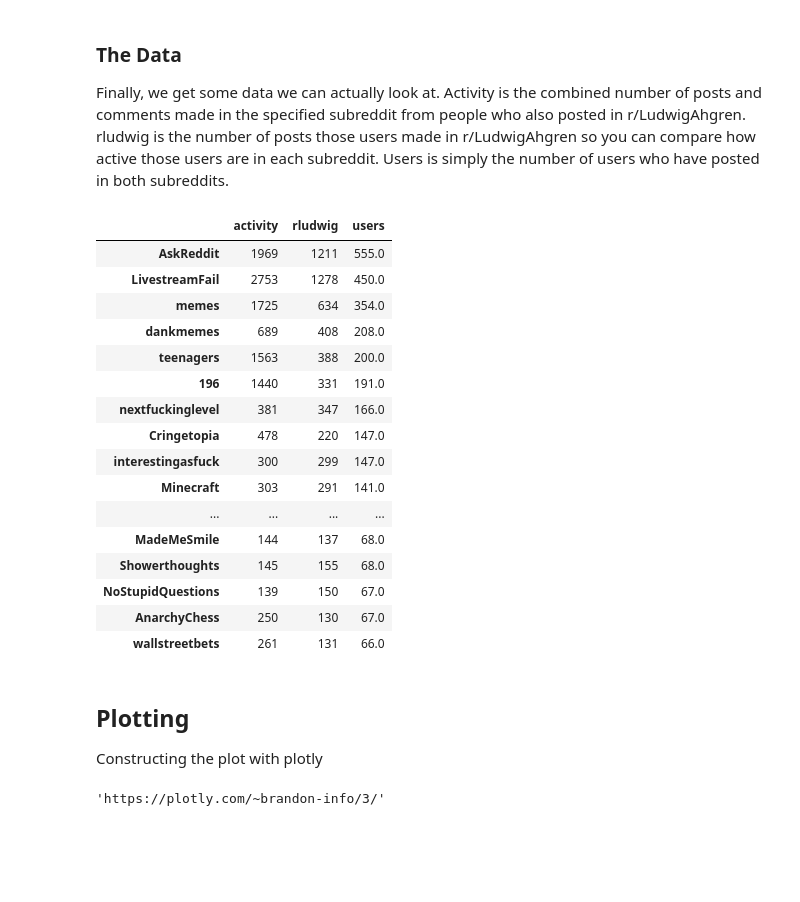
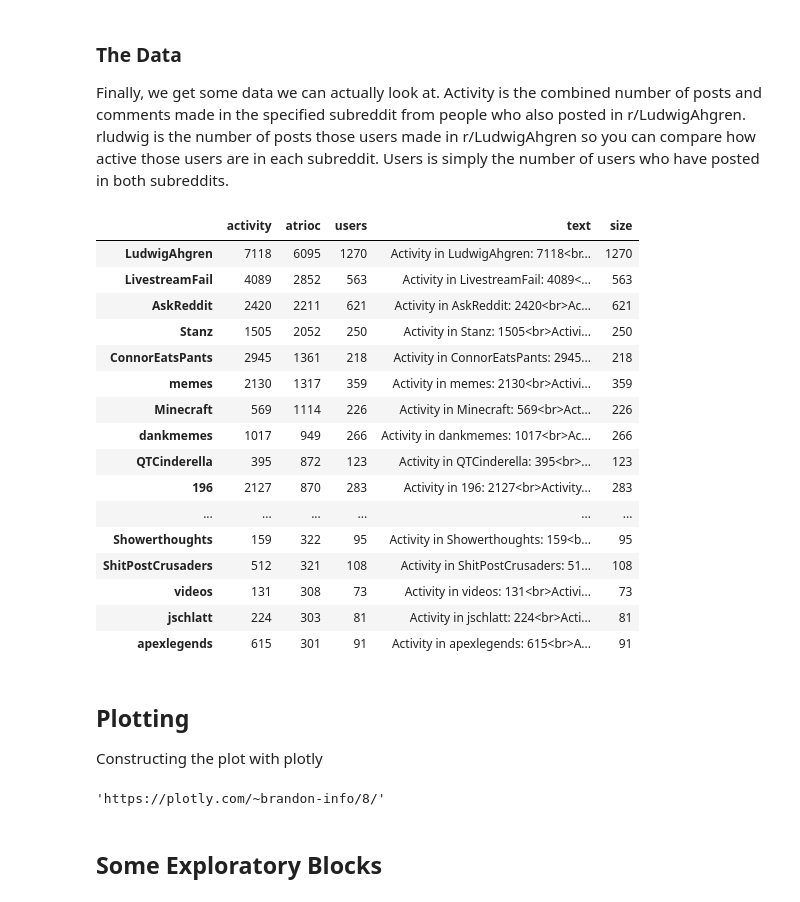
Before and after one commit to maybemaby/RAM, a Jupyter notebook: main.ipynb, the cells around one changed output. Cells and saved outputs as stored; diff of their text form; code cells hidden in the pictures; blank space fills up the shorter version.

Commit message:
Easier to swap subreddits and r/atrioc data

```diff
--- a/main.ipynb
+++ b/main.ipynb
@@ -68,6 +74,6 @@ with open('usernames.dat', 'wb') as picklefile:
     dill.dump(total_usernames, picklefile)
 # %%
-with open('usernames.dat', 'rb') as dillfile:
+with open(f'usernames-{search_in}.dat', 'rb') as dillfile:
     username_set = dill.load(dillfile)
 # %% [markdown]
 Collecting the comments and submissions from our list of names using praw...
@@ -76,4 +82,4 @@ Takes quite a while for a month's worth of users from a moderately active subred
 
 You could split up the usernames between the pushift api and praw to make it go faster but it should only take a few hours anyway if you're patient.
 # %%
-activity_data = collector.retrieve_activity(test)
+activity_data = collector.retrieve_activity(username_set, 'year')
@@ -91,26 +115,26 @@ Finally, we get some data we can actually look at. Activity is the combined numb
 # %%
 df = pd.DataFrame.from_dict(activity_data, orient="index")
 # %%
-df.sort_values(by=['users'],ascending=False, inplace=True)
+df.sort_values(by=['atrioc'],ascending=False, inplace=True)
 df.head(50)
 # %% [output]
-|  | activity | rludwig | users |
-| AskReddit | 1969 | 1211 | 555.0 |
-| LivestreamFail | 2753 | 1278 | 450.0 |
-| memes | 1725 | 634 | 354.0 |
-| dankmemes | 689 | 408 | 208.0 |
-| teenagers | 1563 | 388 | 200.0 |
-| 196 | 1440 | 331 | 191.0 |
-| nextfuckinglevel | 381 | 347 | 166.0 |
-| Cringetopia | 478 | 220 | 147.0 |
-| interestingasfuck | 300 | 299 | 147.0 |
-| Minecraft | 303 | 291 | 141.0 |
-| ... | ... | ... | ... |
-| MadeMeSmile | 144 | 137 | 68.0 |
-| Showerthoughts | 145 | 155 | 68.0 |
-| NoStupidQuestions | 139 | 150 | 67.0 |
-| AnarchyChess | 250 | 130 | 67.0 |
-| wallstreetbets | 261 | 131 | 66.0 |
+|  | activity | atrioc | users | text | size |
+| LudwigAhgren | 7118 | 6095 | 1270 | Activity in LudwigAhgren: 7118<br... | 1270 |
+| LivestreamFail | 4089 | 2852 | 563 | Activity in LivestreamFail: 4089<... | 563 |
+| AskReddit | 2420 | 2211 | 621 | Activity in AskReddit: 2420<br>Ac... | 621 |
+| Stanz | 1505 | 2052 | 250 | Activity in Stanz: 1505<br>Activi... | 250 |
+| ConnorEatsPants | 2945 | 1361 | 218 | Activity in ConnorEatsPants: 2945... | 218 |
+| memes | 2130 | 1317 | 359 | Activity in memes: 2130<br>Activi... | 359 |
+| Minecraft | 569 | 1114 | 226 | Activity in Minecraft: 569<br>Act... | 226 |
+| dankmemes | 1017 | 949 | 266 | Activity in dankmemes: 1017<br>Ac... | 266 |
+| QTCinderella | 395 | 872 | 123 | Activity in QTCinderella: 395<br>... | 123 |
+| 196 | 2127 | 870 | 283 | Activity in 196: 2127<br>Activity... | 283 |
+| ... | ... | ... | ... | ... | ... |
+| Showerthoughts | 159 | 322 | 95 | Activity in Showerthoughts: 159<b... | 95 |
+| ShitPostCrusaders | 512 | 321 | 108 | Activity in ShitPostCrusaders: 51... | 108 |
+| videos | 131 | 308 | 73 | Activity in videos: 131<br>Activi... | 73 |
+| jschlatt | 224 | 303 | 81 | Activity in jschlatt: 224<br>Acti... | 81 |
+| apexlegends | 615 | 301 | 91 | Activity in apexlegends: 615<br>A... | 91 |
 # %% [markdown]
 ## Plotting
 Constructing the plot with plotly
@@ -181,8 +205,8 @@ fig.show()
 # %%
 # Code block for publishing to chart studio, ignore.
 config=dict(scrollZoom=True)
-chart_studio.plotly.plot(fig, filename='ludwig_redditors', config=config)
+chart_studio.plotly.plot(fig, filename=f'{search_in}_redditors', config=config)
 # %% [output]
-'https://plotly.com/~brandon-info/3/'
+'https://plotly.com/~brandon-info/8/'
 # %%
 # Export df to csv
@@ -189,0 +214,2 @@ df.to_csv(path_or_buf='activity.csv',index=True)
+# %% [markdown]
+## Some Exploratory Blocks
```
Also changed, not shown: parts of 21 cells of this notebook, 2 other files.
